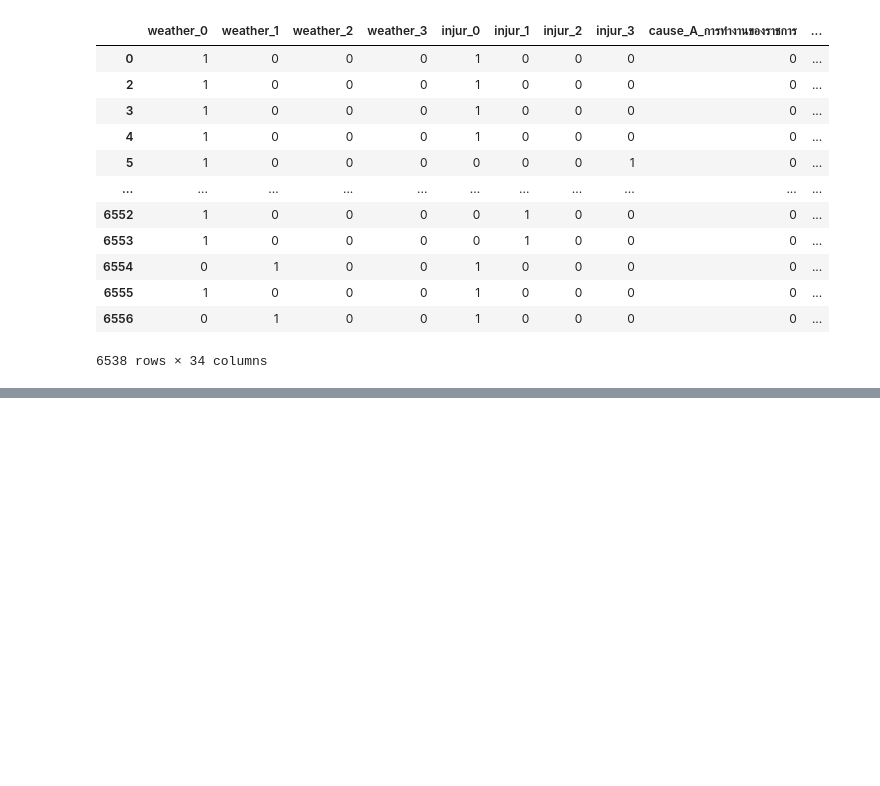
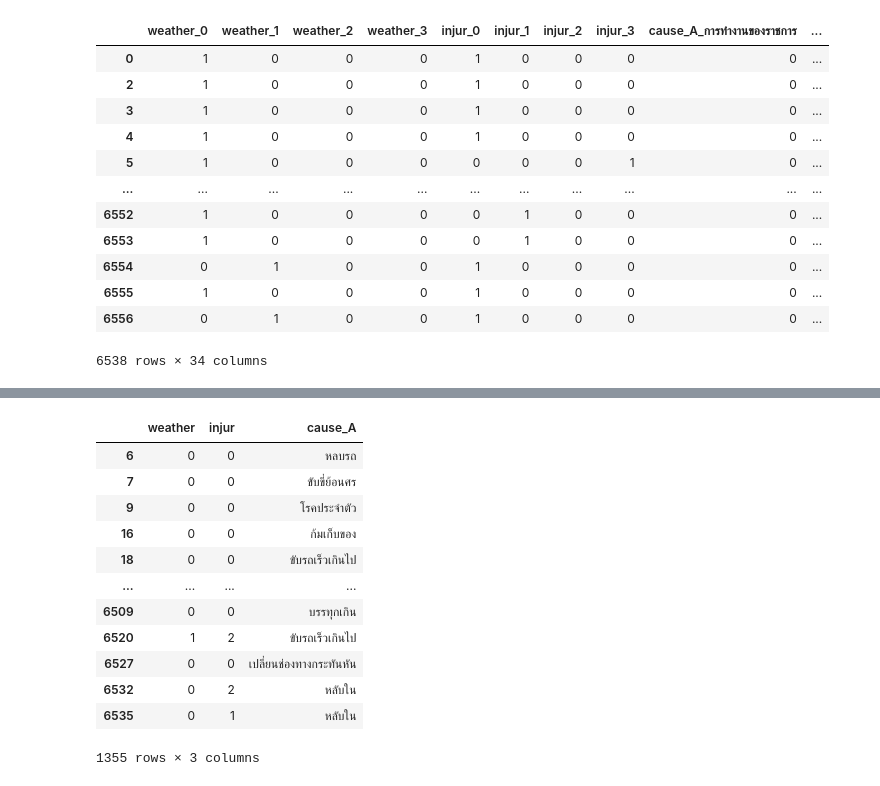
Before and after one commit to Thewaiii/BSC_DPDM23, a Jupyter notebook: Untitled4.ipynb, the cells around one changed output, grey strips where cells are left out. Cells and saved outputs as stored; diff of their text form; code cells hidden in the pictures; blank space fills up the shorter version.

```diff
--- a/Untitled4.ipynb
+++ b/Untitled4.ipynb
@@ -463,0 +829,16 @@ frequent_itemsets
+# %%
+data_after_midnight[['weather',	'injur',	'cause_A']]
+# %% [output]
+|  | weather | injur | cause_A |
+| 6 | 0 | 0 | หลบรถ |
+| 7 | 0 | 0 | ขับขี่ย้อนศร |
+| 9 | 0 | 0 | โรคประจำตัว |
+| 16 | 0 | 0 | ก้มเก็บของ |
+| 18 | 0 | 0 | ขับรถเร็วเกินไป |
+| ... | ... | ... | ... |
+| 6509 | 0 | 0 | บรรทุกเกิน |
+| 6520 | 1 | 2 | ขับรถเร็วเกินไป |
+| 6527 | 0 | 0 | เปลี่ยนช่องทางกระทันหัน |
+| 6532 | 0 | 2 | หลับใน |
+| 6535 | 0 | 1 | หลับใน |
+1355 rows × 3 columns
```
Also changed, not shown: parts of 16 cells of this notebook.
